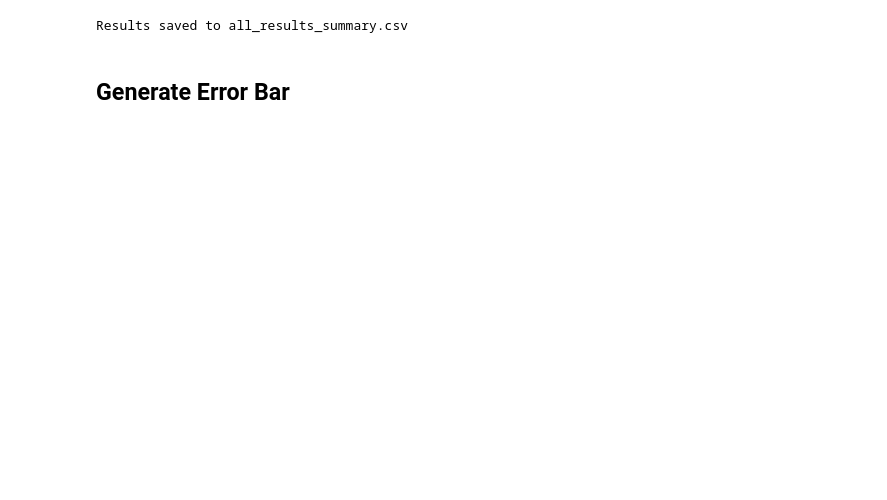
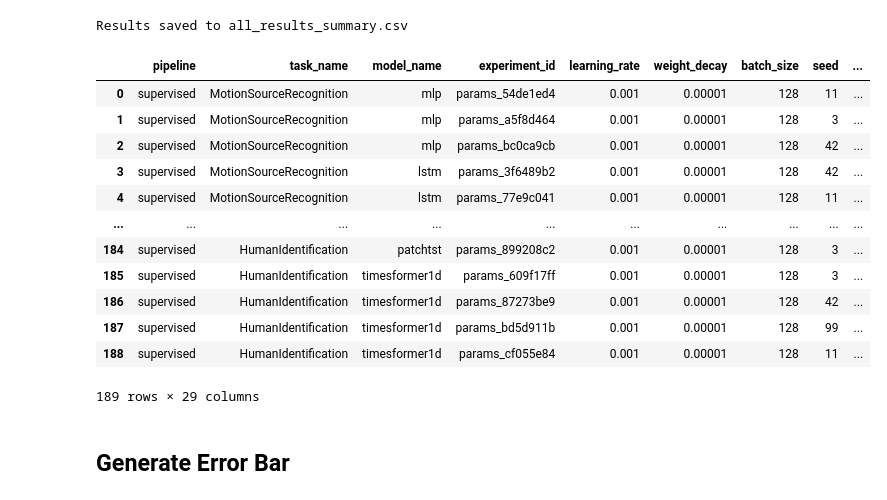
Before and after one commit to Jenny-Zhu/CSI-Bench-Real-WiFi-Sensing-Benchmark, a Jupyter notebook: result_analysis/all_result_analysis.ipynb, the cells around one changed output. Cells and saved outputs as stored; diff of their text form; code cells hidden in the pictures; blank space fills up the shorter version.

```diff
--- a/result_analysis/all_result_analysis.ipynb
+++ b/result_analysis/all_result_analysis.ipynb
@@ -162,6 +189,22 @@ results_df.to_csv(output_path, index=False)
 print(f"\nResults saved to {output_path}")
 # %% [output]
 Results saved to all_results_summary.csv
+# %%
+results_df
+# %% [output]
+|  | pipeline | task_name | model_name | experiment_id | learning_rate | weight_decay | batch_size | seed | ... |
+| 0 | supervised | MotionSourceRecognition | mlp | params_54de1ed4 | 0.001 | 0.00001 | 128 | 11 | ... |
+| 1 | supervised | MotionSourceRecognition | mlp | params_a5f8d464 | 0.001 | 0.00001 | 128 | 3 | ... |
+| 2 | supervised | MotionSourceRecognition | mlp | params_bc0ca9cb | 0.001 | 0.00001 | 128 | 42 | ... |
+| 3 | supervised | MotionSourceRecognition | lstm | params_3f6489b2 | 0.001 | 0.00001 | 128 | 42 | ... |
+| 4 | supervised | MotionSourceRecognition | lstm | params_77e9c041 | 0.001 | 0.00001 | 128 | 11 | ... |
+| ... | ... | ... | ... | ... | ... | ... | ... | ... | ... |
+| 184 | supervised | HumanIdentification | patchtst | params_899208c2 | 0.001 | 0.00001 | 128 | 3 | ... |
+| 185 | supervised | HumanIdentification | timesformer1d | params_609f17ff | 0.001 | 0.00001 | 128 | 3 | ... |
+| 186 | supervised | HumanIdentification | timesformer1d | params_87273be9 | 0.001 | 0.00001 | 128 | 42 | ... |
+| 187 | supervised | HumanIdentification | timesformer1d | params_bd5d911b | 0.001 | 0.00001 | 128 | 99 | ... |
+| 188 | supervised | HumanIdentification | timesformer1d | params_cf055e84 | 0.001 | 0.00001 | 128 | 11 | ... |
+189 rows × 29 columns
 # %% [markdown]
 ## Generate Error Bar
 # %%
```
Also changed, not shown: parts of 8 cells of this notebook, 7 other files.
